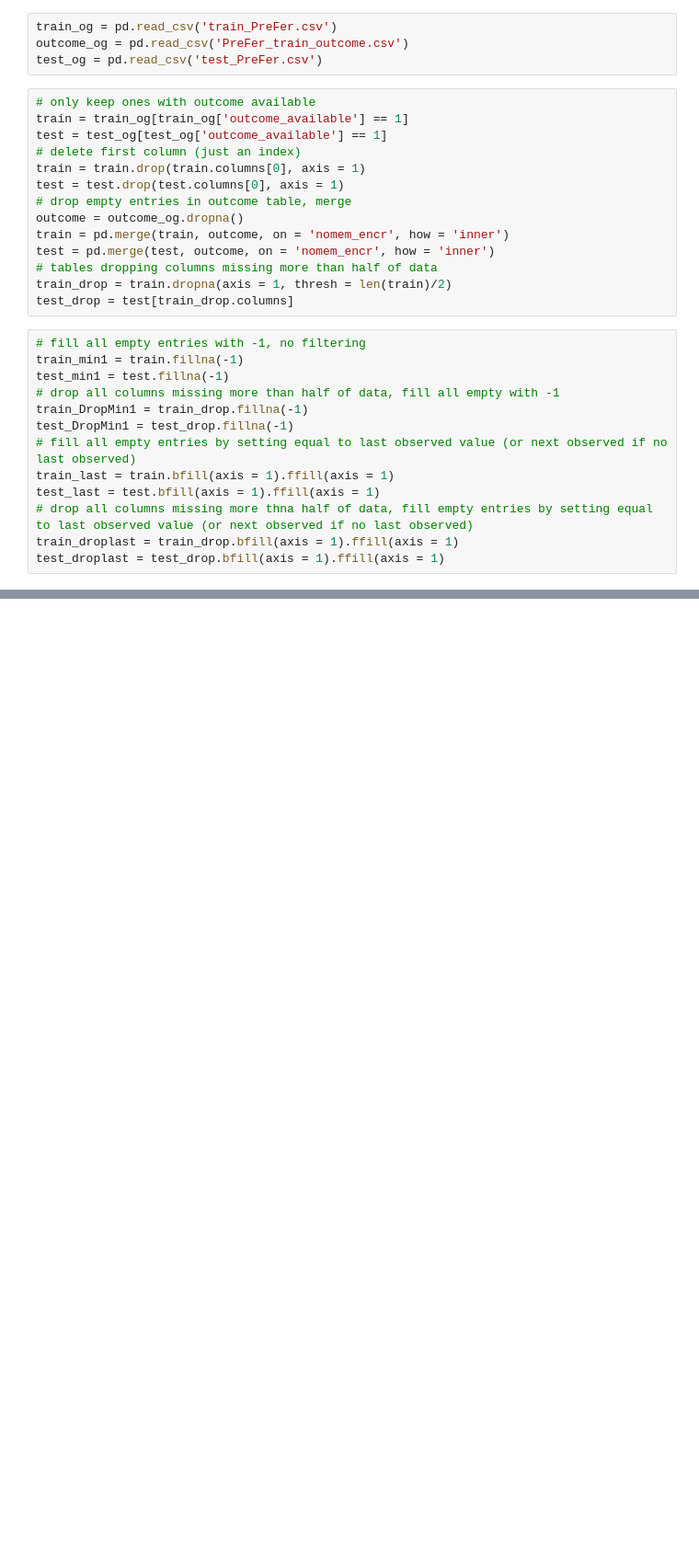
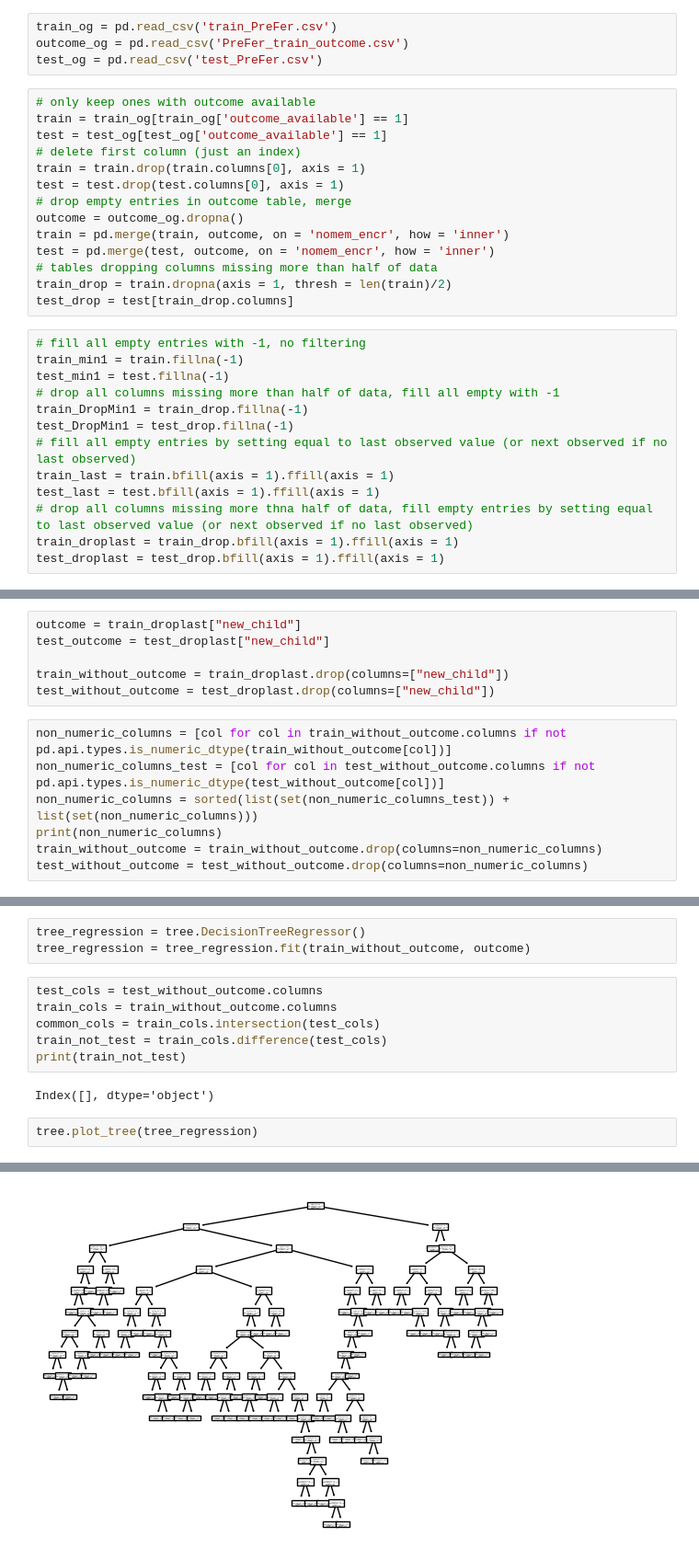
Before and after one commit to christinapao/fertility-prediction-challenge, a Jupyter notebook: cleaningCopy.ipynb, the cells around one changed output, grey strips where cells are left out. Shown at 92% size. Cells and saved outputs as stored; diff of their text form; blank space fills up the shorter version.

```diff
--- a/cleaningCopy.ipynb
+++ b/cleaningCopy.ipynb
@@ -34,0 +44,13 @@ test_droplast = test_drop.bfill(axis = 1).ffill(axis = 1)
+# %%
+outcome = train_droplast["new_child"]
+test_outcome = test_droplast["new_child"]
+
+train_without_outcome = train_droplast.drop(columns=["new_child"])
+test_without_outcome = test_droplast.drop(columns=["new_child"])
+# %%
+non_numeric_columns = [col for col in train_without_outcome.columns if not pd.api.types.is_numeric_dtype(train_without_outcome[col])]
+non_numeric_columns_test = [col for col in test_without_outcome.columns if not pd.api.types.is_numeric_dtype(test_without_outcome[col])]
+non_numeric_columns = sorted(list(set(non_numeric_columns_test)) + list(set(non_numeric_columns)))
+print(non_numeric_columns)
+train_without_outcome = train_without_outcome.drop(columns=non_numeric_columns)
+test_without_outcome = test_without_outcome.drop(columns=non_numeric_columns)
@@ -34,0 +67,14 @@ test_droplast = test_drop.bfill(axis = 1).ffill(axis = 1)
+# %%
+tree_regression = tree.DecisionTreeRegressor()
+tree_regression = tree_regression.fit(train_without_outcome, outcome)
+# %%
+test_cols = test_without_outcome.columns
+train_cols = train_without_outcome.columns
+common_cols = train_cols.intersection(test_cols)
+train_not_test = train_cols.difference(test_cols)
+print(train_not_test)
+# %% [output]
+Index([], dtype='object')
+# %%
+tree.plot_tree(tree_regression)
+# %% [output]
@@ -34,0 +98 @@ test_droplast = test_drop.bfill(axis = 1).ffill(axis = 1)
+[figure, added]
```
Also changed, not shown: parts of 19 cells of this notebook, 2 other files.
